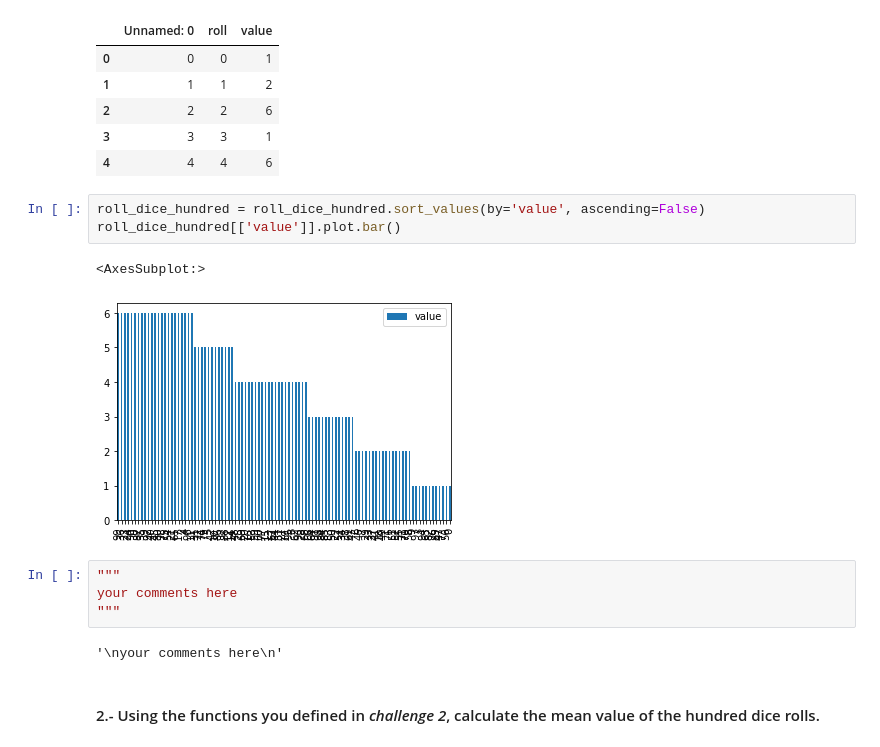
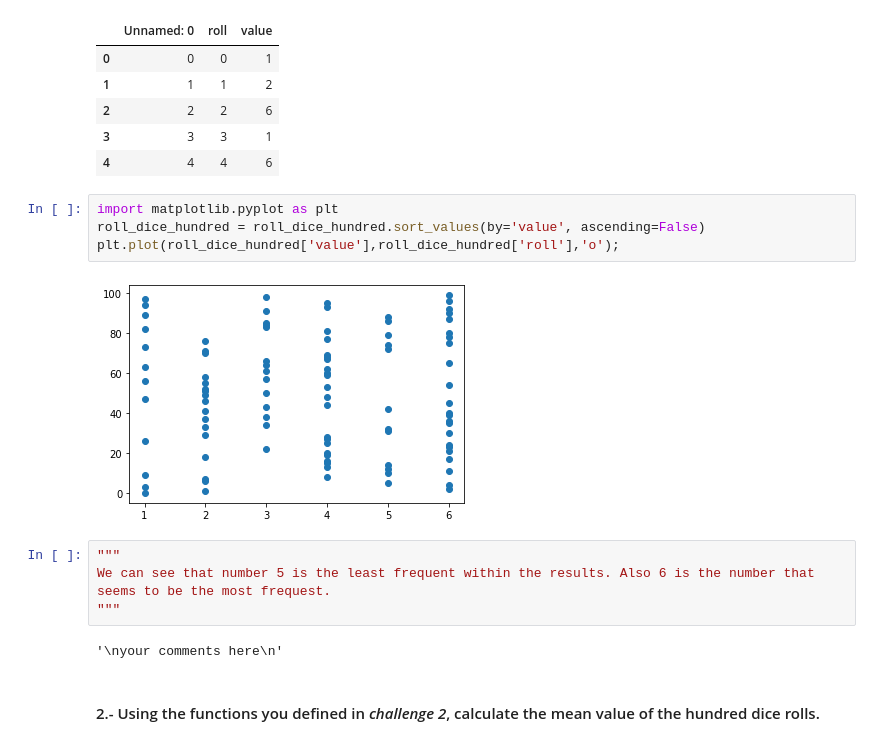
Before and after one commit to Irene9R/dataptmad1121_labs, a Jupyter notebook: module-2/understanding-descriptive-stats/your-code/main.ipynb, the cells around one changed output. Saved outputs shown, nothing was run; the diff lists cells and outputs as text.

```diff
--- a/module-2/understanding-descriptive-stats/your-code/main.ipynb
+++ b/module-2/understanding-descriptive-stats/your-code/main.ipynb
@@ -175,17 +175,17 @@ roll_dice_hundred.head()
 | 3 | 3 | 3 | 1 |
 | 4 | 4 | 4 | 6 |
 # %%
+import matplotlib.pyplot as plt
 roll_dice_hundred = roll_dice_hundred.sort_values(by='value', ascending=False)
-roll_dice_hundred[['value']].plot.bar()
+plt.plot(roll_dice_hundred['value'],roll_dice_hundred['roll'],'o');
 # %% [output]
-<AxesSubplot:>
-[figure, old version]
+[figure, new version]
-# %%
-"""
-your comments here
-"""
-# %% [output]
-'\nyour comments here\n'
+# %%
+"""
+We can see that number 5 is the least frequent within the results. Also 6 is the number that seems to be the most frequest.
+"""
+# %% [output]
+'\nyour comments here\n'
 # %% [markdown]
 #### 2.- Using the functions you defined in *challenge 2*, calculate the mean value of the hundred dice rolls.
 # %%
```
Also changed, not shown: parts of 34 cells of this notebook.
